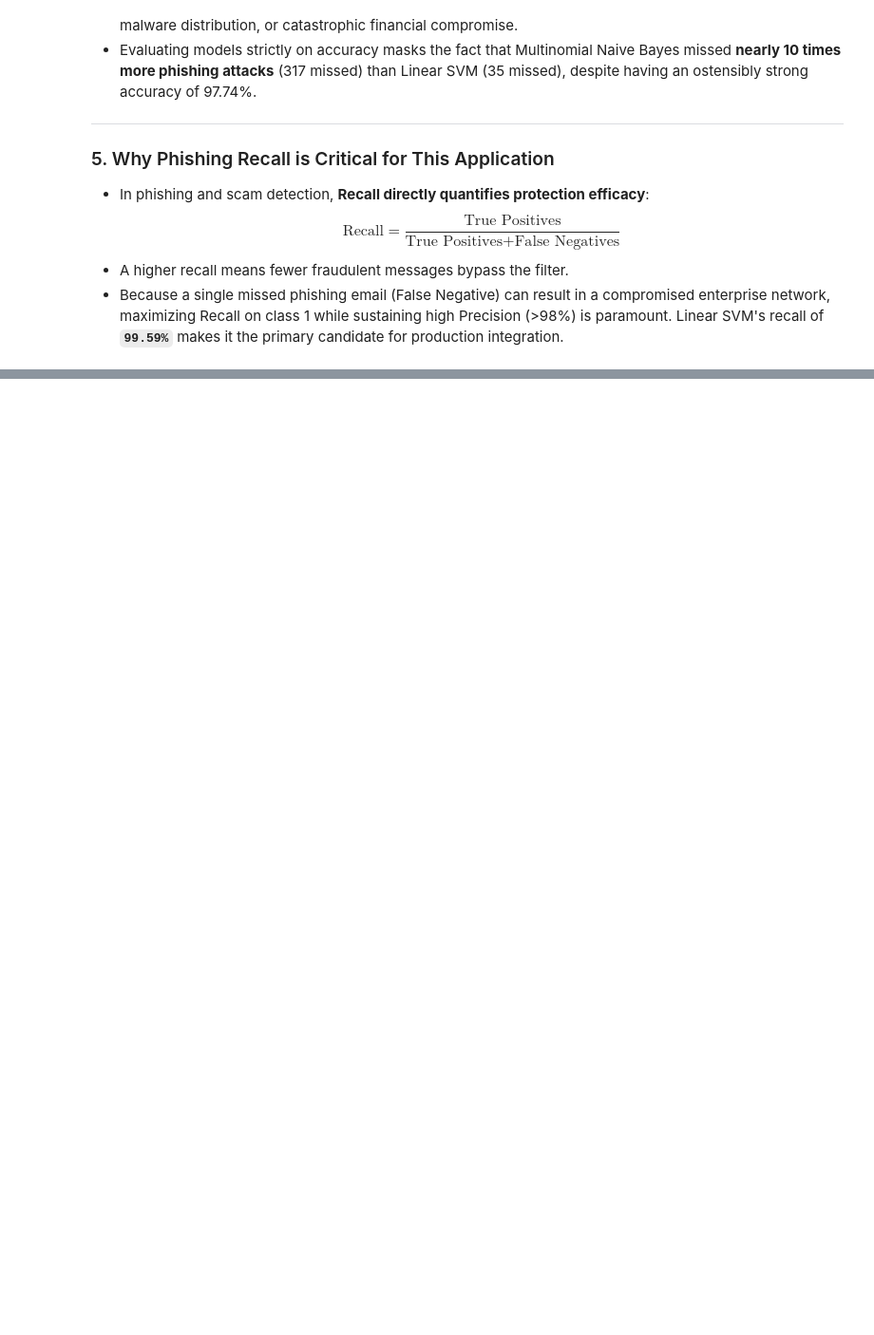
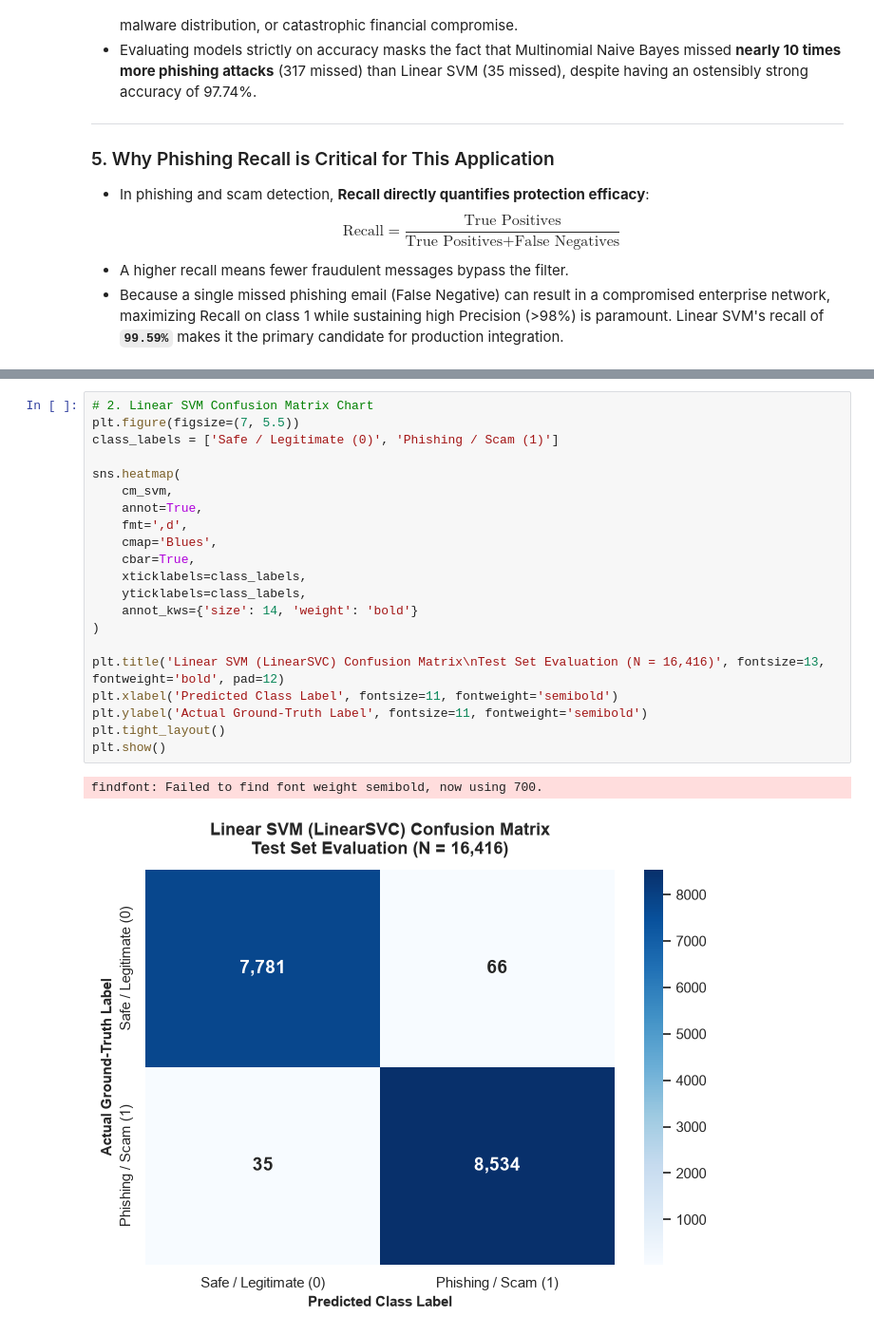
Before and after one commit to paldhaduk7-png/ai-scam-phishing-detector, a Jupyter notebook: ml/notebooks/ml_training.ipynb, the cells around one changed output, grey strips where cells are left out. Shown at 95% size. Saved outputs shown, nothing was run; the diff lists cells and outputs as text; blank space fills up the shorter version.

```diff
--- a/ml/notebooks/ml_training.ipynb
+++ b/ml/notebooks/ml_training.ipynb
@@ -867,0 +929,24 @@ Best Model by Phishing Recall: Linear SVM (LinearSVC) (Recall: 0.9959)
+# %%
+# 2. Linear SVM Confusion Matrix Chart
+plt.figure(figsize=(7, 5.5))
+class_labels = ['Safe / Legitimate (0)', 'Phishing / Scam (1)']
+
+sns.heatmap(
+    cm_svm,
+    annot=True,
+    fmt=',d',
+    cmap='Blues',
+    cbar=True,
+    xticklabels=class_labels,
+    yticklabels=class_labels,
+    annot_kws={'size': 14, 'weight': 'bold'}
+)
+
+plt.title('Linear SVM (LinearSVC) Confusion Matrix\nTest Set Evaluation (N = 16,416)', fontsize=13, fontweight='bold', pad=12)
+plt.xlabel('Predicted Class Label', fontsize=11, fontweight='semibold')
+plt.ylabel('Actual Ground-Truth Label', fontsize=11, fontweight='semibold')
+plt.tight_layout()
+plt.show()
+# %% [output]
+findfont: Failed to find font weight semibold, now using 700.
+[figure, added]
```
Also changed, not shown: parts of 4 cells of this notebook.
